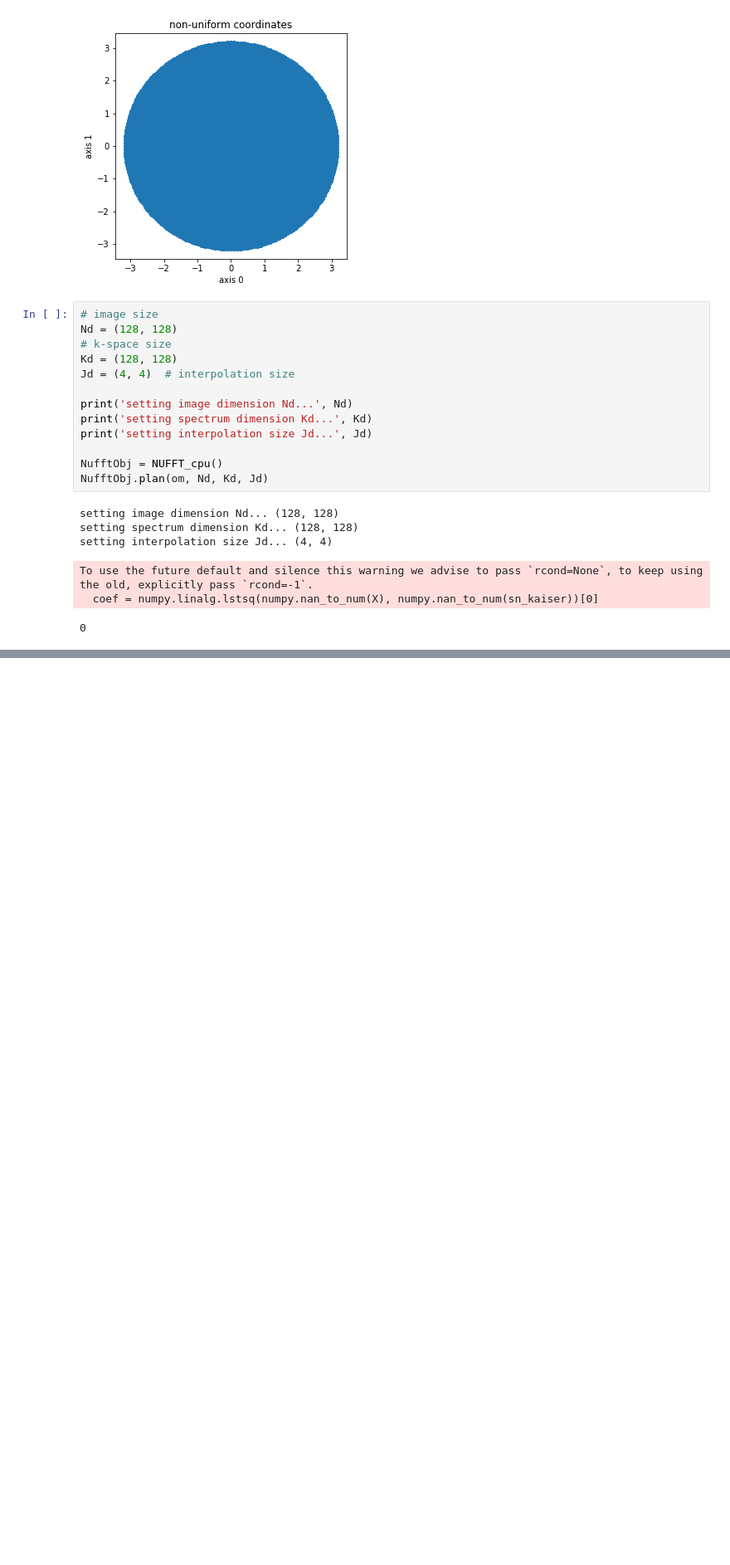
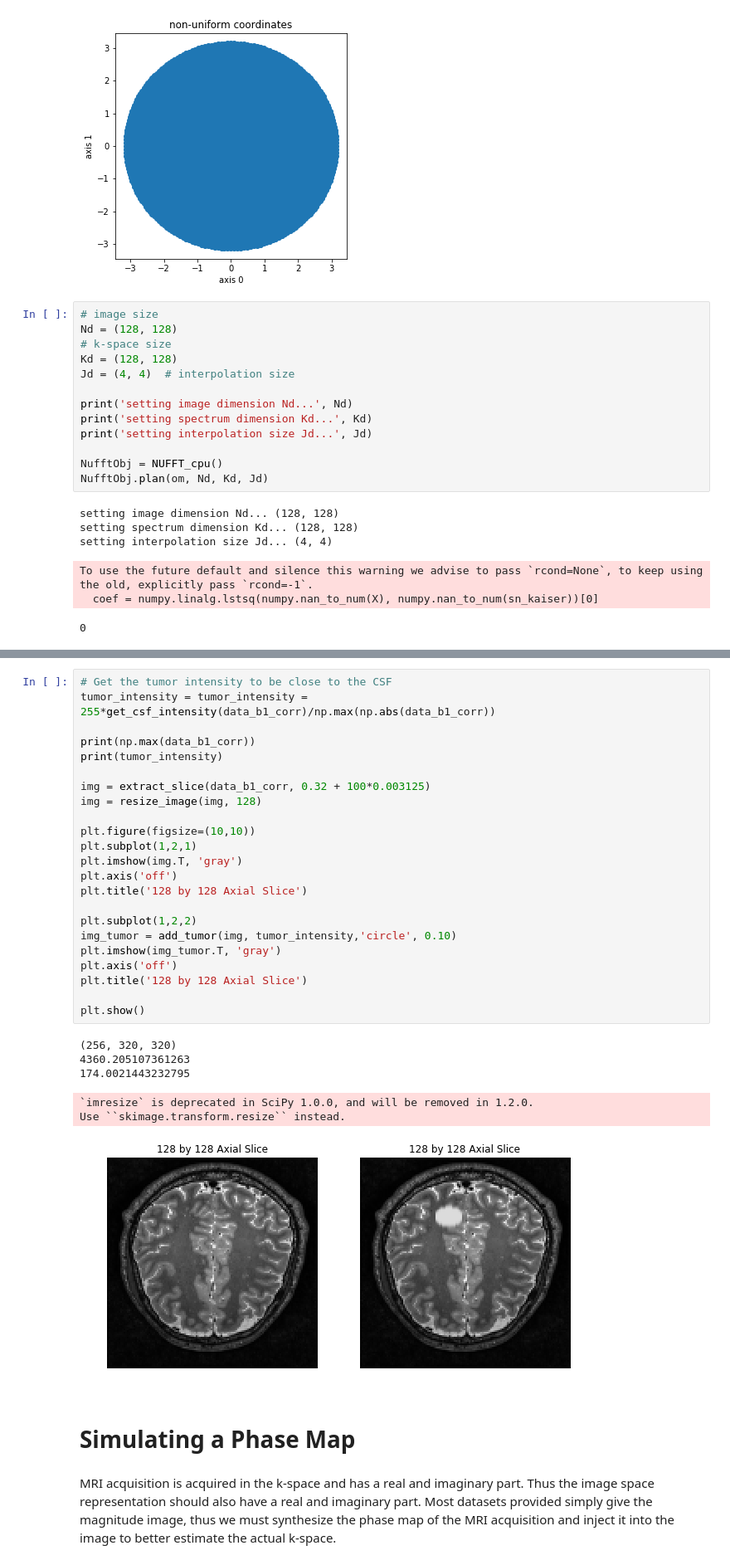
Before and after one commit to kelhallaoui/tutorials, a Jupyter notebook: MRI Imaging/MRI Image Processing Tutorials.ipynb, the cells around one changed output, grey strips where cells are left out. Shown at 83% size. Cells and saved outputs as stored; diff of their text form; blank space fills up the shorter version.

```diff
--- a/MRI Imaging/MRI Image Processing Tutorials.ipynb
+++ b/MRI Imaging/MRI Image Processing Tutorials.ipynb
@@ -341,0 +413,34 @@ plt.show()
+# %%
+# Get the tumor intensity to be close to the CSF
+tumor_intensity = tumor_intensity = 255*get_csf_intensity(data_b1_corr)/np.max(np.abs(data_b1_corr))
+
+print(np.max(data_b1_corr))
+print(tumor_intensity)
+
+img = extract_slice(data_b1_corr, 0.32 + 100*0.003125)
+img = resize_image(img, 128)
+
+plt.figure(figsize=(10,10))
+plt.subplot(1,2,1)
+plt.imshow(img.T, 'gray')
+plt.axis('off')
+plt.title('128 by 128 Axial Slice')
+
+plt.subplot(1,2,2)
+img_tumor = add_tumor(img, tumor_intensity,'circle', 0.10)
+plt.imshow(img_tumor.T, 'gray')
+plt.axis('off')
+plt.title('128 by 128 Axial Slice')
+
+plt.show()
+# %% [output]
+(256, 320, 320)
+4360.205107361263
+174.0021443232795
+`imresize` is deprecated in SciPy 1.0.0, and will be removed in 1.2.0.
+Use ``skimage.transform.resize`` instead.
+[figure, added]
+# %% [markdown]
+# Simulating a Phase Map
+# %% [markdown]
+MRI acquisition is acquired in the k-space and has a real and imaginary part. Thus the image space representation should also have a real and imaginary part. Most datasets provided simply give the magnitude image, thus we must synthesize the phase map of the MRI acquisition and inject it into the image to better estimate the actual k-space.
```
Also changed, not shown: parts of 8 cells of this notebook.
